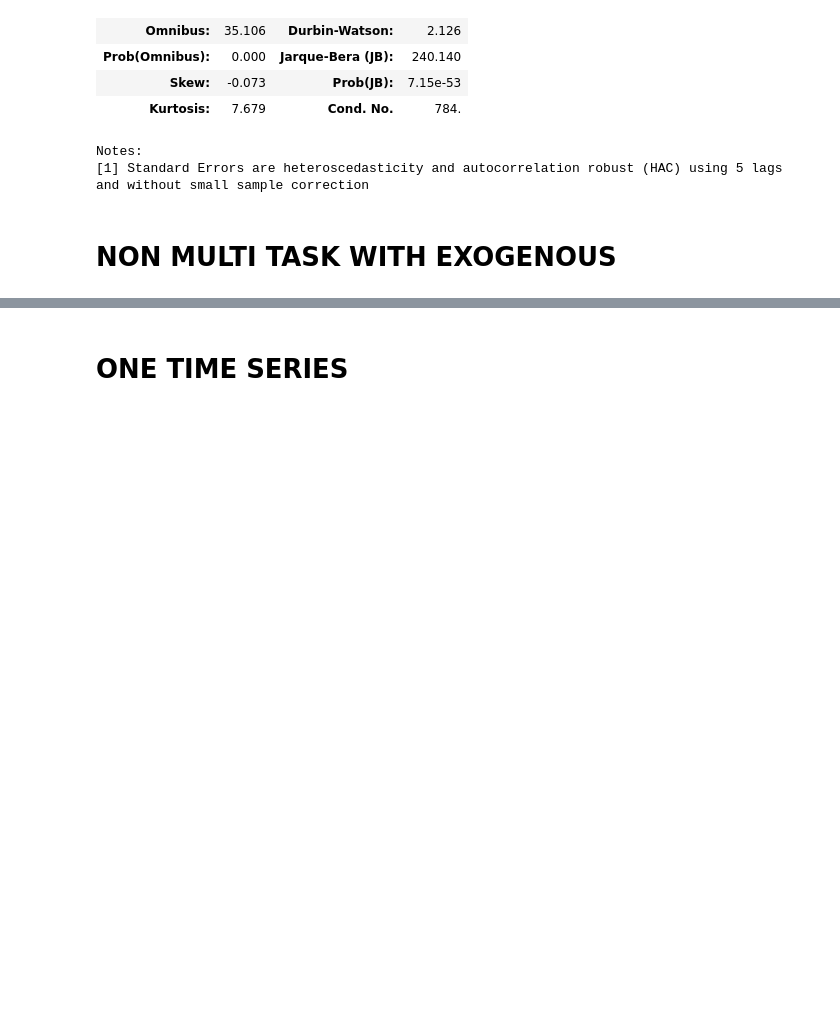
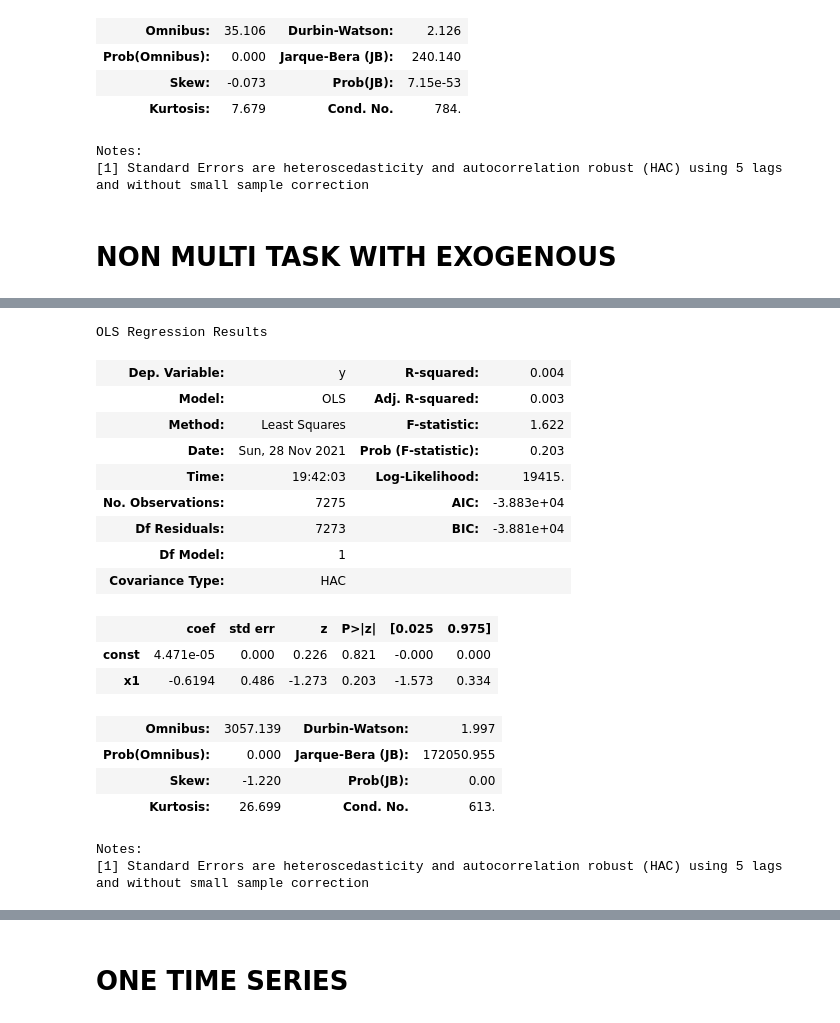
Before and after one commit to mattj949/stats207, a Jupyter notebook: Exogenous.ipynb, the cells around one changed output, grey strips where cells are left out. Drawn from its saved outputs; the diff is of its cells as text; code cells hidden in the pictures; blank space fills up the shorter version.

```diff
--- a/Exogenous.ipynb
+++ b/Exogenous.ipynb
@@ -226,0 +256,26 @@ train_losses, _ = testlstm.train(train_loader, epochs = 5)
+# %%
+#evaluation
+import statsmodels.api as sm
+
+results = sm.OLS(long_only_returns, sm.add_constant(strategy_returns)).fit(cov_type='HAC',cov_kwds={'maxlags': 5})
+results.summary()
+# %% [output]
+OLS Regression Results
+| Dep. Variable: | y | R-squared: | 0.004 |
+| Model: | OLS | Adj. R-squared: | 0.003 |
+| Method: | Least Squares | F-statistic: | 1.622 |
+| Date: | Sun, 28 Nov 2021 | Prob (F-statistic): | 0.203 |
+| Time: | 19:42:03 | Log-Likelihood: | 19415. |
+| No. Observations: | 7275 | AIC: | -3.883e+04 |
+| Df Residuals: | 7273 | BIC: | -3.881e+04 |
+| Df Model: | 1 |  |  |
+| Covariance Type: | HAC |  |  |
+|  | coef | std err | z | P>|z| | [0.025 | 0.975] |
+| const | 4.471e-05 | 0.000 | 0.226 | 0.821 | -0.000 | 0.000 |
+| x1 | -0.6194 | 0.486 | -1.273 | 0.203 | -1.573 | 0.334 |
+| Omnibus: | 3057.139 | Durbin-Watson: | 1.997 |
+| Prob(Omnibus): | 0.000 | Jarque-Bera (JB): | 172050.955 |
+| Skew: | -1.220 | Prob(JB): | 0.00 |
+| Kurtosis: | 26.699 | Cond. No. | 613. |
+Notes:
+[1] Standard Errors are heteroscedasticity and autocorrelation robust (HAC) using 5 lags and without small sample correction
```
Also changed, not shown: parts of 19 cells of this notebook, 2 other files.
